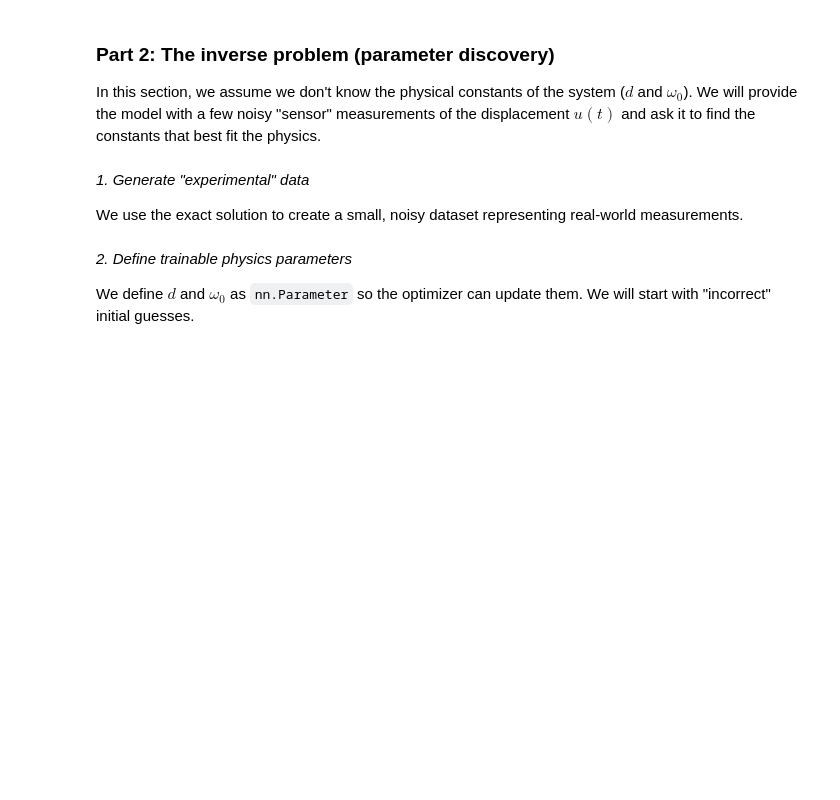
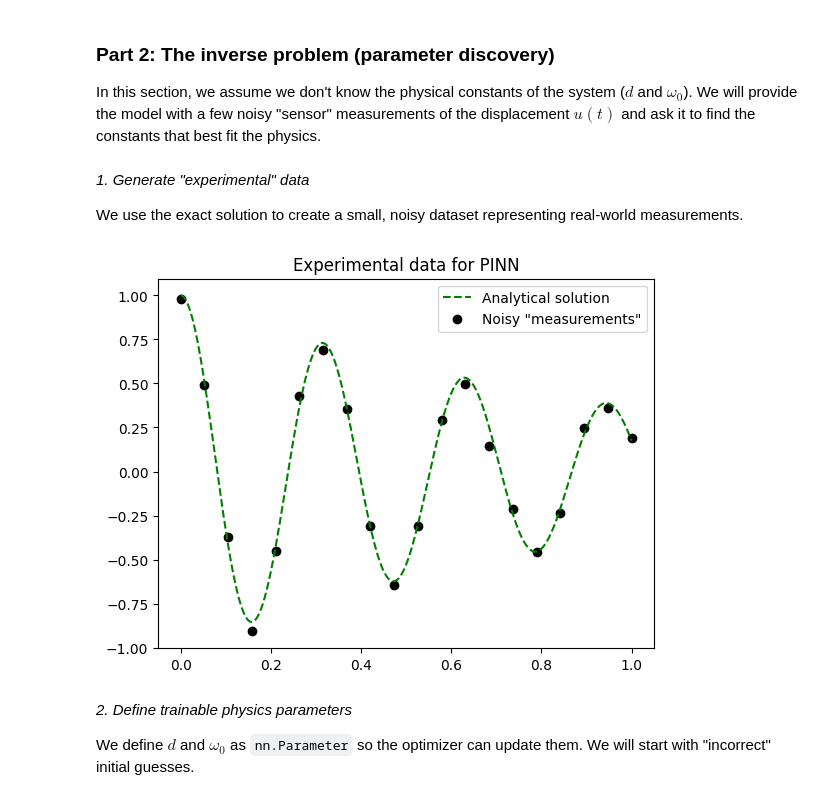
Before and after one commit to ki-kit/bachelors-thesis, a Jupyter notebook: HO.ipynb, the cells around one changed output. Drawn from its saved outputs; the diff is of its cells as text; code cells hidden in the pictures; blank space fills up the shorter version.

```diff
--- a/HO.ipynb
+++ b/HO.ipynb
@@ -361,3 +379,35 @@ plt.show()
+# %%
+# analytical solution for underdamped HO
+def analytical_solution(t, w0, zeta, u0=1.0, v0=0.0):
+    w_d = w0 * np.sqrt(1 - zeta**2) # damped natural frequency
+    phi = np.arctan2(v0 + zeta * w0 * u0, u0 * w_d)
+    A = u0 / np.cos(phi)
+    return A * np.exp(-zeta * w0 * t) * np.cos(w_d * t - phi)
+
+# generates points for the analytical plot
+t_test = np.linspace(0, 1, 500)
+u_analytical = analytical_solution(t_test, 20, 0.05)
+
+# generates measured data
+def exact_solution(t, d, w0):
+    # this is a simplified version for the underdamped case
+    w = np.sqrt(w0**2 - (d/2)**2)
+    phi = np.arctan(d / (2*w))
+    return torch.exp(-d*t/2) * torch.cos(w*t - phi)
+
+# 20 measurement points with a bit of noise
+t_data = torch.linspace(0, 1, 20).view(-1,1).to(device)
+u_data = exact_solution(t_data, 2, 20) + 0.03 * torch.randn_like(t_data)
+
+plt.plot(t_test, u_analytical, label='Analytical solution', color='green', linestyle='--')
+plt.legend()
+
+plt.scatter(t_data.detach().cpu(), u_data.detach().cpu(), color='black', label='Noisy "measurements"')
+plt.title("Experimental data for PINN")
+plt.legend()
+plt.show()
+# %% [output]
+[figure, added]
 # %% [markdown]
 *2. Define trainable physics parameters*
 
```
Also changed, not shown: parts of 16 cells of this notebook.
